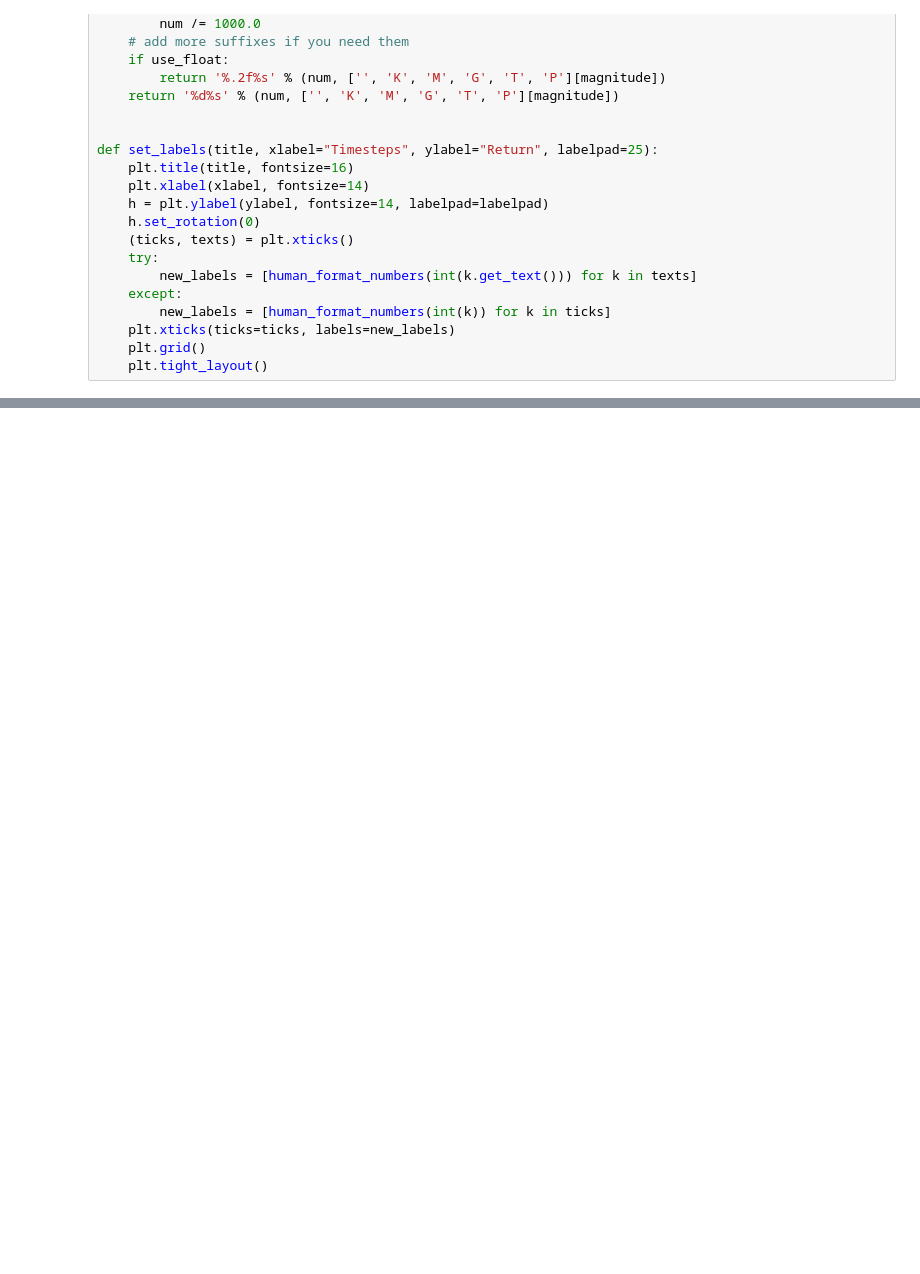
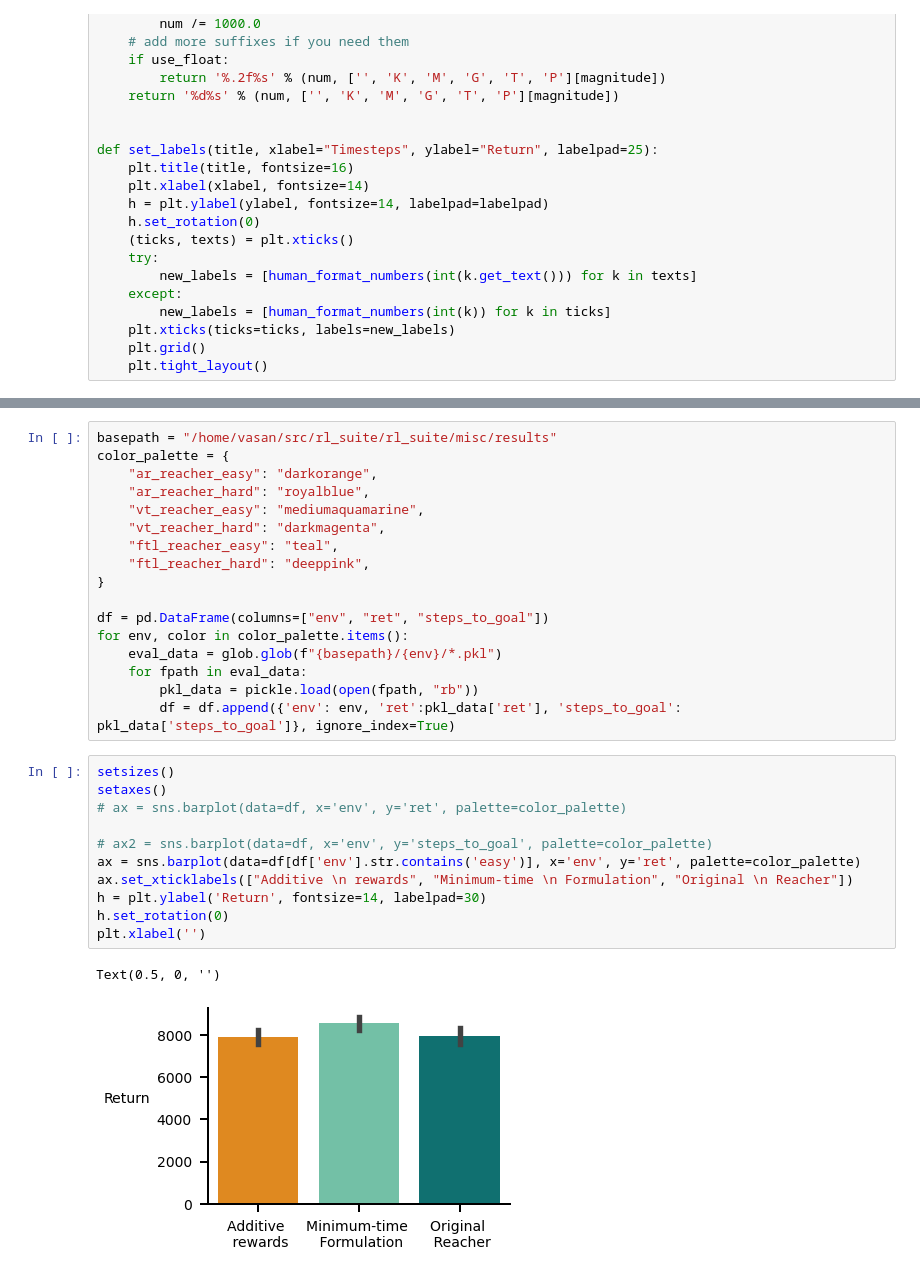
Before and after one commit to gauthamvasan/rl_suite, a Jupyter notebook: rl_suite/plot/reward_comparisons_plot.ipynb, the cells around one changed output, grey strips where cells are left out. Cells and saved outputs as stored; diff of their text form; blank space fills up the shorter version.

```diff
--- a/rl_suite/plot/reward_comparisons_plot.ipynb
+++ b/rl_suite/plot/reward_comparisons_plot.ipynb
@@ -205,0 +289,31 @@ plt.close()
+# %%
+basepath = "/home/vasan/src/rl_suite/rl_suite/misc/results"
+color_palette = {
+    "ar_reacher_easy": "darkorange",
+    "ar_reacher_hard": "royalblue",
+    "vt_reacher_easy": "mediumaquamarine",
+    "vt_reacher_hard": "darkmagenta",
+    "ftl_reacher_easy": "teal",
+    "ftl_reacher_hard": "deeppink",
+}
+
+df = pd.DataFrame(columns=["env", "ret", "steps_to_goal"])
+for env, color in color_palette.items():
+    eval_data = glob.glob(f"{basepath}/{env}/*.pkl")
+    for fpath in eval_data:
+        pkl_data = pickle.load(open(fpath, "rb"))
+        df = df.append({'env': env, 'ret':pkl_data['ret'], 'steps_to_goal': pkl_data['steps_to_goal']}, ignore_index=True)
+# %%
+setsizes()
+setaxes()
+# ax = sns.barplot(data=df, x='env', y='ret', palette=color_palette)
+
+# ax2 = sns.barplot(data=df, x='env', y='steps_to_goal', palette=color_palette)
+ax = sns.barplot(data=df[df['env'].str.contains('easy')], x='env', y='ret', palette=color_palette)
+ax.set_xticklabels(["Additive \n rewards", "Minimum-time \n Formulation", "Original \n Reacher"])
+h = plt.ylabel('Return', fontsize=14, labelpad=30)
+h.set_rotation(0)
+plt.xlabel('')
+# %% [output]
+Text(0.5, 0, '')
+[figure, added]
```
Also changed, not shown: parts of 8 cells of this notebook, 1 other file.
